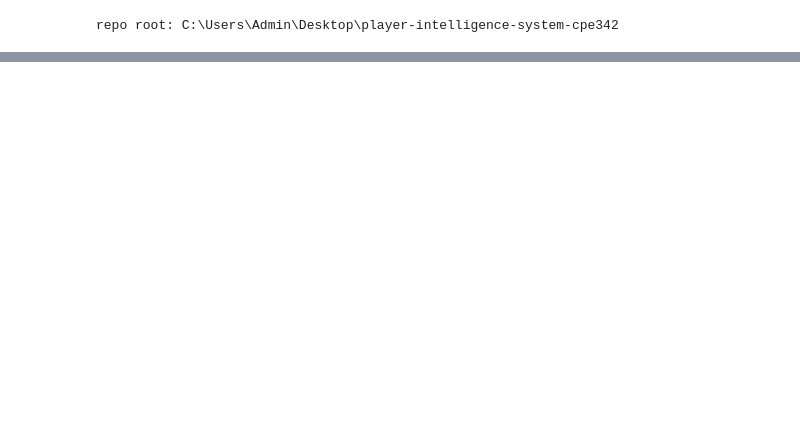
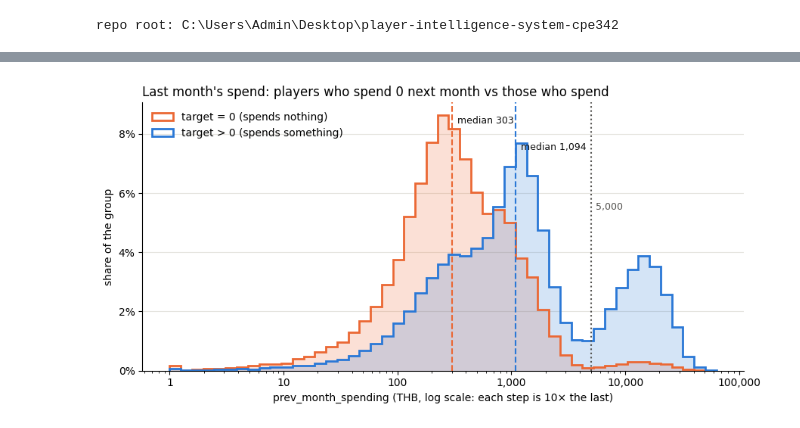
Before and after one commit to Kawi-HBLI/player-intelligence-system-cpe342, a Jupyter notebook: experiments/task3/eda.ipynb, the cells around one changed output, grey strips where cells are left out. Drawn from its saved outputs; the diff is of its cells as text; code cells hidden in the pictures; blank space fills up the shorter version.

```diff
--- a/experiments/task3/eda.ipynb
+++ b/experiments/task3/eda.ipynb
@@ -53,0 +83,11 @@ summary
+# %%
+te = pd.read_csv(DEFAULT_DATA / '03_regression' / 'test.csv')  # test
+feats = [c for c in tr.columns if c not in ('player_id', 'spending_30d')]  # the 32 features
+
+print(f"train {tr.shape} | test {te.shape}")
+print(f"duplicate ids: {tr['player_id'].duplicated().sum()}")
+print(f"duplicate feature rows: {tr[feats].duplicated().sum()}")
+print(f"ids in both train and test: {len(set(tr['player_id']) & set(te['player_id']))}")
+
+ks = pd.Series({c: ks_2samp(tr[c].dropna(), te[c].dropna()).statistic for c in feats})
+ks.sort_values(ascending=False).round(3).head(5)
@@ -53,0 +166,3 @@ summary
+# %%
+rho = tr[feats].corrwith(y, method='spearman')
+r = rho.sort_values()  # barh draws bottom-up, so the largest ends on top
@@ -53,0 +232,34 @@ summary
+# %%
+prev = tr['prev_month_spending']
+bins = np.logspace(0, np.log10(prev.max()), 50)  # log bins from 1 THB; spend spans 1 to 50k+
+groups = [(y == 0, 'target = 0 (spends nothing)', '#eb6834', 0.95),
+          (y > 0, 'target > 0 (spends something)', '#2a78d6', 0.85)]
+# %%
+fig, ax = plt.subplots(figsize=(9, 4.5))
+for mask, label, color, label_y in groups:
+    x = prev[mask].clip(lower=1)  # the 0.1% of players below 1 THB go in the first bin
+    w = np.full(len(x), 1 / len(x))  # each group sums to 100%, so the two shapes are comparable
+    ax.hist(x, bins=bins, weights=w, histtype='stepfilled', alpha=0.2, color=color)
+    ax.hist(x, bins=bins, weights=w, histtype='step', linewidth=2, color=color, label=label)
+    med = prev[mask].median()
+    ax.axvline(med, color=color, linestyle='--', linewidth=1.5)
+    ax.text(med * 1.1, label_y, f"median {med:,.0f}", transform=ax.get_xaxis_transform(),
+            color='#0b0b0b', fontsize=9, va='top')
+
+ax.set_xscale('log')
+ax.xaxis.set_major_formatter(FuncFormatter(lambda v, _: f"{v:,.0f}"))  # 1,000 instead of 10^3
+ax.axvline(5000, color='#52514e', linestyle=':', linewidth=1.5)
+ax.text(5000 * 1.1, 0.6, '5,000', transform=ax.get_xaxis_transform(), fontsize=9, color='#52514e')
+ax.yaxis.set_major_formatter(PercentFormatter(1, decimals=0))
+ax.set_xlabel('prev_month_spending (THB, log scale: each step is 10× the last)')
+ax.set_ylabel('share of the group')
+ax.set_title("Last month's spend: players who spend 0 next month vs those who spend", loc='left')
+ax.legend(frameon=False, loc='upper left')
+ax.grid(axis='y', color='#e5e4df', linewidth=0.8)
+ax.set_axisbelow(True)
+for side in ['top', 'right']:
+    ax.spines[side].set_visible(False)
+plt.tight_layout()
+plt.show()
+# %% [output]
+[figure, added]
```
Also changed, not shown: parts of 39 cells of this notebook.
